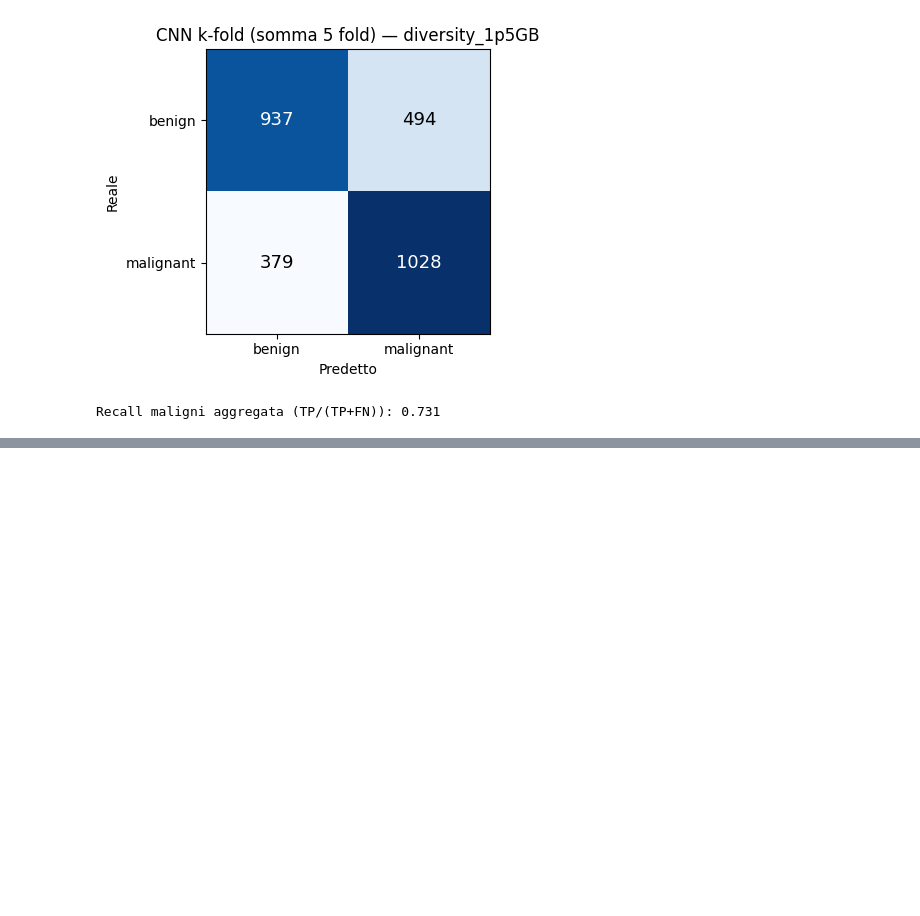
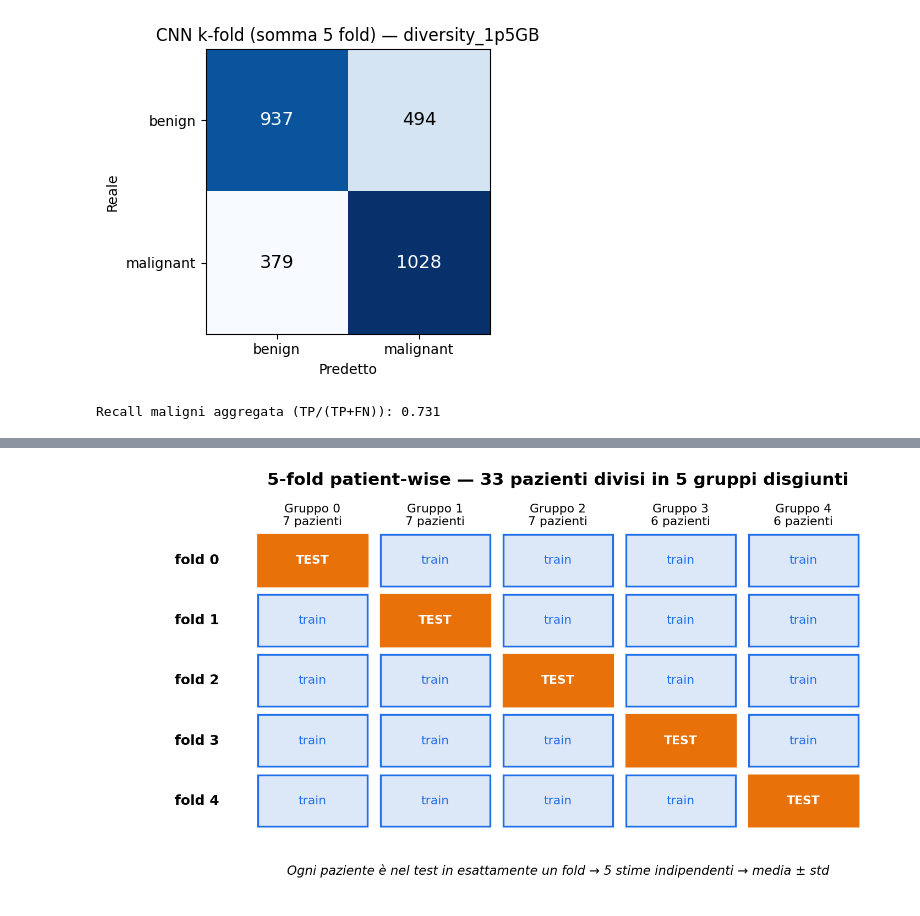
Before and after one commit to JacopoBertucelli/HistoBreastNet, a Jupyter notebook: notebooks/02_baseline_cnn.ipynb, the cells around one changed output, grey strips where cells are left out. Saved outputs shown, nothing was run; the diff lists cells and outputs as text; code cells hidden in the pictures; blank space fills up the shorter version.

```diff
--- a/notebooks/02_baseline_cnn.ipynb
+++ b/notebooks/02_baseline_cnn.ipynb
@@ -1134,0 +805,51 @@ Questi file costituiscono la baseline di riferimento per il confronto con il tra
+# %%
+# --- Rotazione del 5-fold patient-wise (slide "Metodologia — valutazione") --
+from matplotlib.patches import Rectangle
+
+# Numero di pazienti nel test-set di ogni fold, letto direttamente da RUNS
+# (Sezione 6): niente valori hard-coded, coerente con i dati correnti.
+kfold_groups = {int(fo): te['patient_id'].nunique()
+                for st, fo, tr, va, te in RUNS if st == 'kfold_patient_wise'}
+n_folds = len(kfold_groups)
+assert n_folds == 5, f'Attese 5 fold, trovate {n_folds}'
+
+C_TEST, C_TRAINF, C_TRAINE = '#e8710a', '#dce7f7', '#1f6feb'
+cell_w, cell_h, gap = 1.0, 0.72, 0.12
+
+fig, ax = plt.subplots(figsize=(10, 5.4), dpi=150)
+for fold in range(n_folds):
+    y = (n_folds - 1 - fold) * (cell_h + gap)
+    for g in range(n_folds):
+        x = g * (cell_w + gap)
+        is_test = (g == fold)
+        ax.add_patch(Rectangle((x, y), cell_w, cell_h,
+                     facecolor=C_TEST if is_test else C_TRAINF,
+                     edgecolor=C_TEST if is_test else C_TRAINE, linewidth=1.6))
+        ax.text(x + cell_w/2, y + cell_h/2, 'TEST' if is_test else 'train',
+                ha='center', va='center', fontsize=10.5,
+                fontweight='bold' if is_test else 'normal',
+                color='white' if is_test else C_TRAINE)
+    ax.text(-0.35, y + cell_h/2, f'fold {fold}', ha='right', va='center',
+            fontsize=12, fontweight='bold')
+
+top_y = n_folds * (cell_h + gap) - gap + 0.10
+for g in range(n_folds):
+    x = g * (cell_w + gap)
+    ax.text(x + cell_w/2, top_y, f'Gruppo {g}\n{kfold_groups[g]} pazienti',
+            ha='center', va='bottom', fontsize=10.5)
+
+total_w = n_folds * (cell_w + gap) - gap
+ax.set_xlim(-1.4, total_w + 0.2); ax.set_ylim(-0.9, top_y + 0.75); ax.axis('off')
+n_pat_total = sum(kfold_groups.values())
+ax.text(total_w/2, top_y + 0.55,
+        f'5-fold patient-wise — {n_pat_total} pazienti divisi in 5 gruppi disgiunti',
+        ha='center', va='bottom', fontsize=15, fontweight='bold')
+ax.text(total_w/2, -0.62,
+        "Ogni paziente è nel test in esattamente un fold → 5 stime indipendenti → media ± std",
+        ha='center', va='center', fontsize=11, style='italic')
+
+fig.tight_layout()
+fig.savefig(FIGURES_DIR/'presentation_kfold_rotation.png', dpi=150, bbox_inches='tight')
+plt.show()
+# %% [output]
+[figure, added]
```
Also changed, not shown: parts of 21 cells of this notebook, 1 other file.
